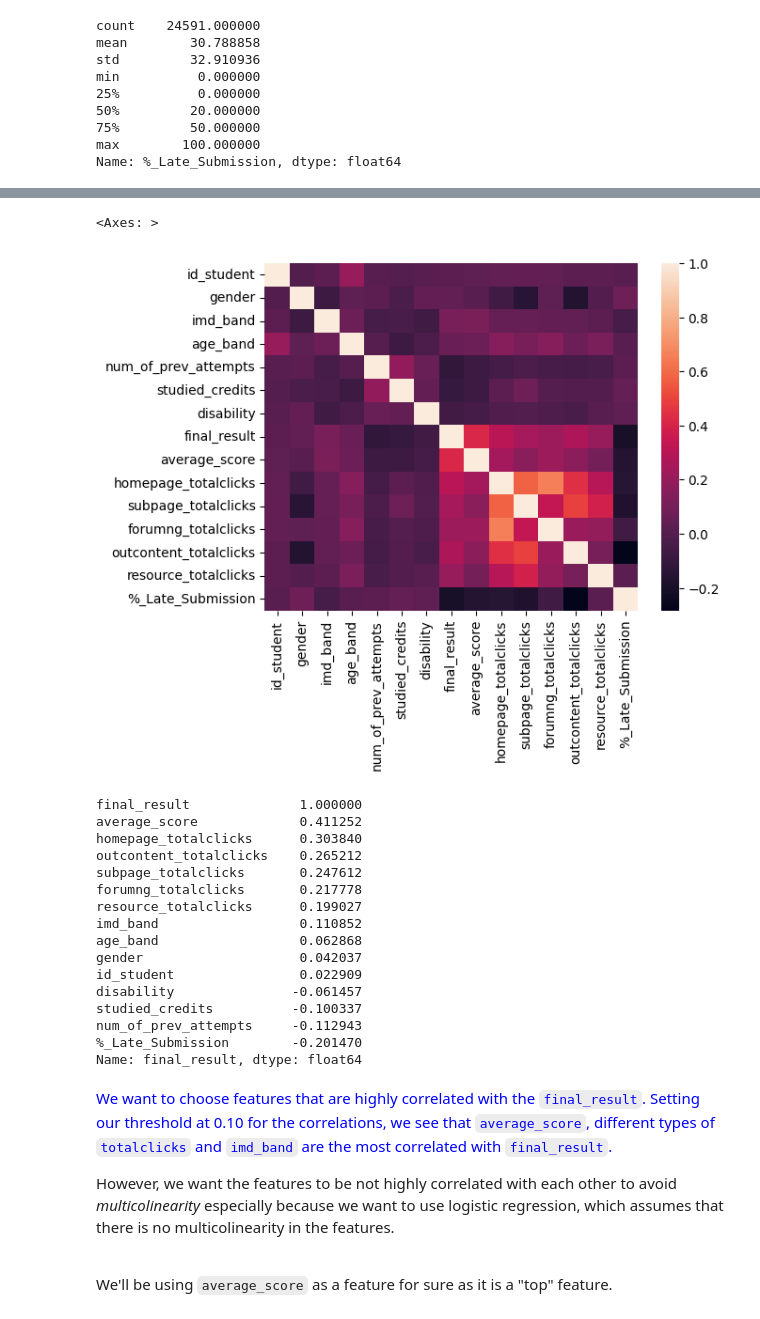
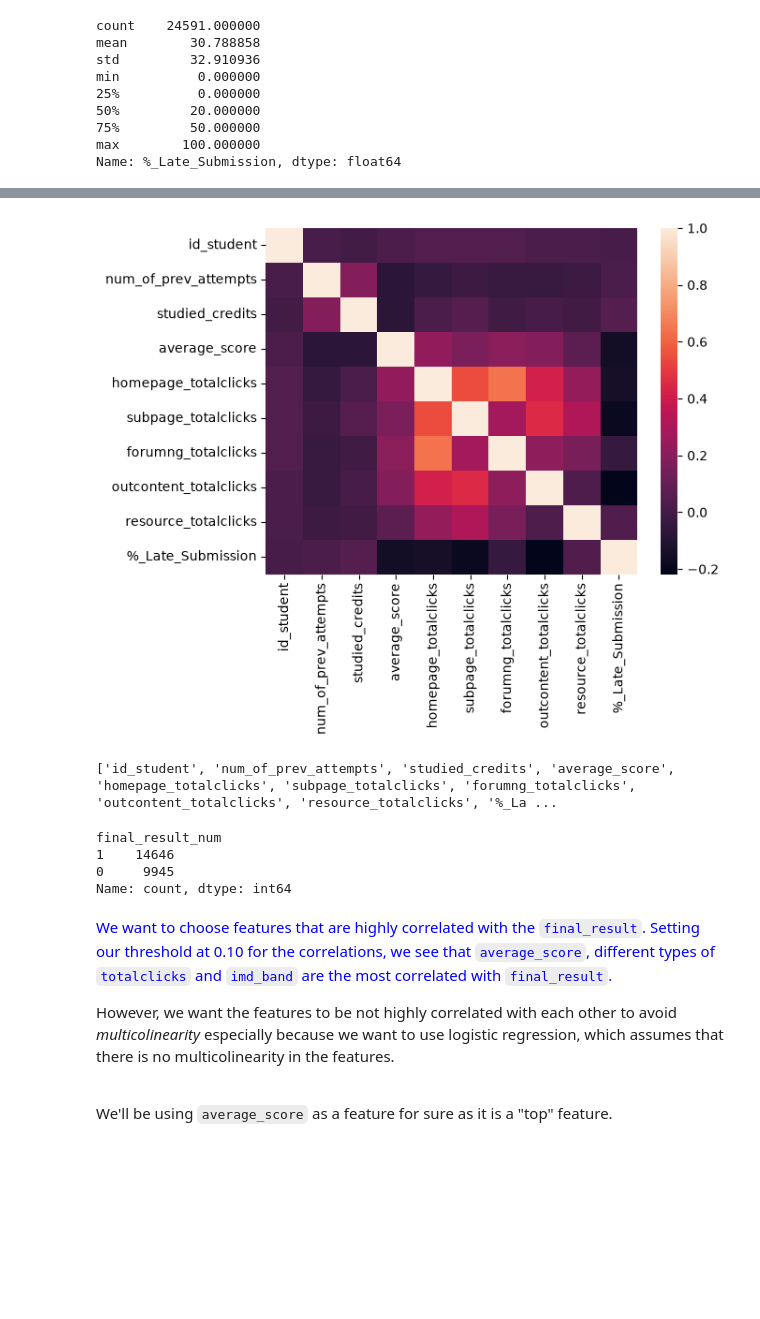
Before and after one commit to AnwarsaeedMM/College-project, a Jupyter notebook: output/Model&EDA.ipynb, the cells around one changed output, grey strips where cells are left out. Saved outputs shown, nothing was run; the diff lists cells and outputs as text; code cells hidden in the pictures; blank space fills up the shorter version.

```diff
--- a/output/Model&EDA.ipynb
+++ b/output/Model&EDA.ipynb
@@ -1197,24 +1230,11 @@ studentAsmInfo_corr
-# %%
-sns.heatmap(studentAsmInfo_corr)
-# %% [output]
-<Axes: >
-[figure, removed]
-# %%
-print(studentAsmInfo_corr['final_result'].sort_values(ascending=False))
-# %% [output]
-final_result              1.000000
-average_score             0.411252
-homepage_totalclicks      0.303840
-outcontent_totalclicks    0.265212
-subpage_totalclicks       0.247612
-forumng_totalclicks       0.217778
-resource_totalclicks      0.199027
-imd_band                  0.110852
-age_band                  0.062868
-gender                    0.042037
-id_student                0.022909
-disability               -0.061457
-studied_credits          -0.100337
-num_of_prev_attempts     -0.112943
-%_Late_Submission        -0.201470
-Name: final_result, dtype: float64
+# %%
+studentAsmInfo_corr = studentAsmInfo.corr(numeric_only=True)
+
+sns.heatmap(studentAsmInfo_corr)
+plt.show()
+# %% [output]
+[figure, added]
+# %%
+print(studentAsmInfo_corr.columns.tolist())
+# %% [output]
+['id_student', 'num_of_prev_attempts', 'studied_credits', 'average_score', 'homepage_totalclicks', 'subpage_totalclicks', 'forumng_totalclicks', 'outcontent_totalclicks', 'resource_totalclicks', '%_La ...
@@ -1221,3 +1246,10 @@ Name: final_result, dtype: float64
+# %%
+print(studentAsmInfo['final_result_num'].value_counts())
+# %% [output]
+final_result_num
+1    14646
+0     9945
+Name: count, dtype: int64
 # %% [markdown]
 <font color=blue> We want to choose features that are highly correlated with the `final_result`. Setting our threshold at 0.10 for the correlations, we see that `average_score`, different types of `totalclicks` and `imd_band` are the most correlated with `final_result`. <br>
 
```
Also changed, not shown: parts of 68 cells of this notebook, 8 other files.
